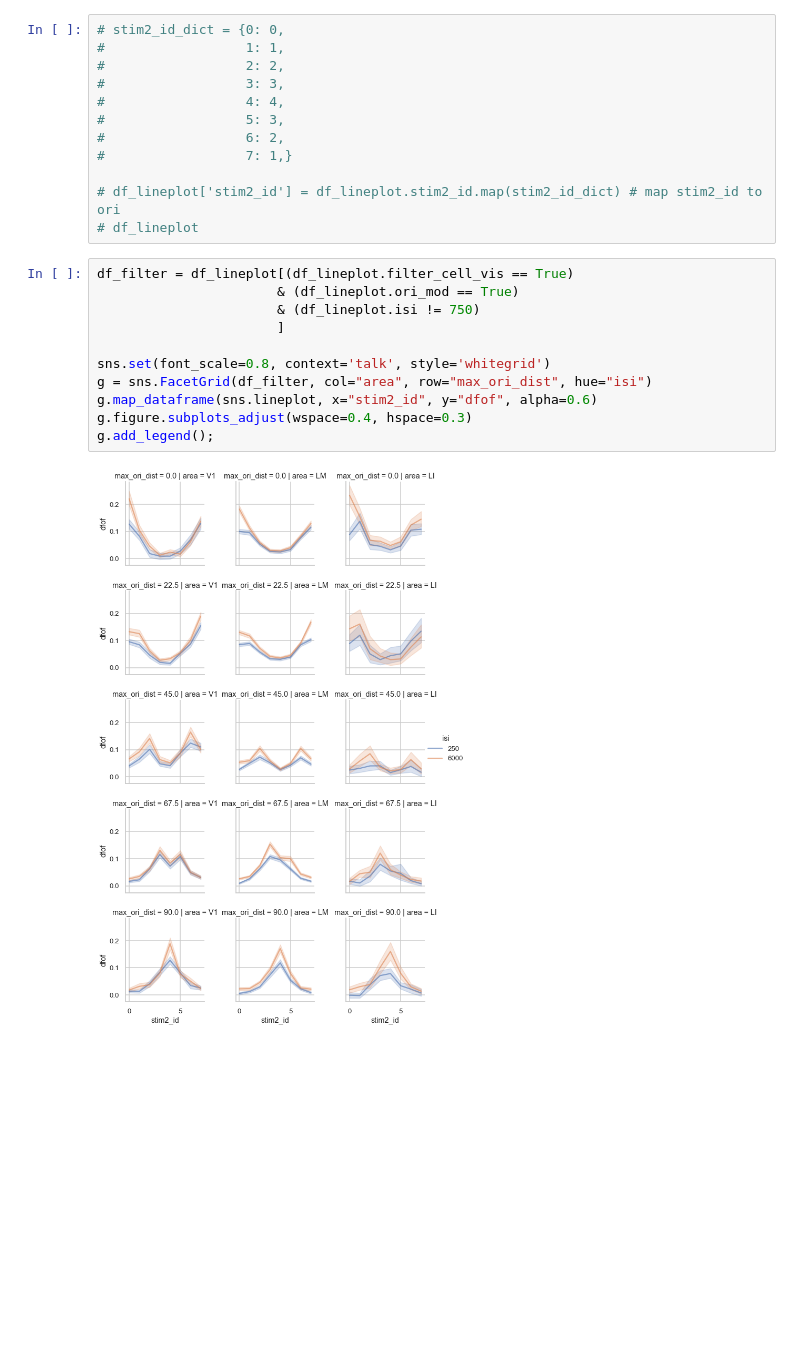
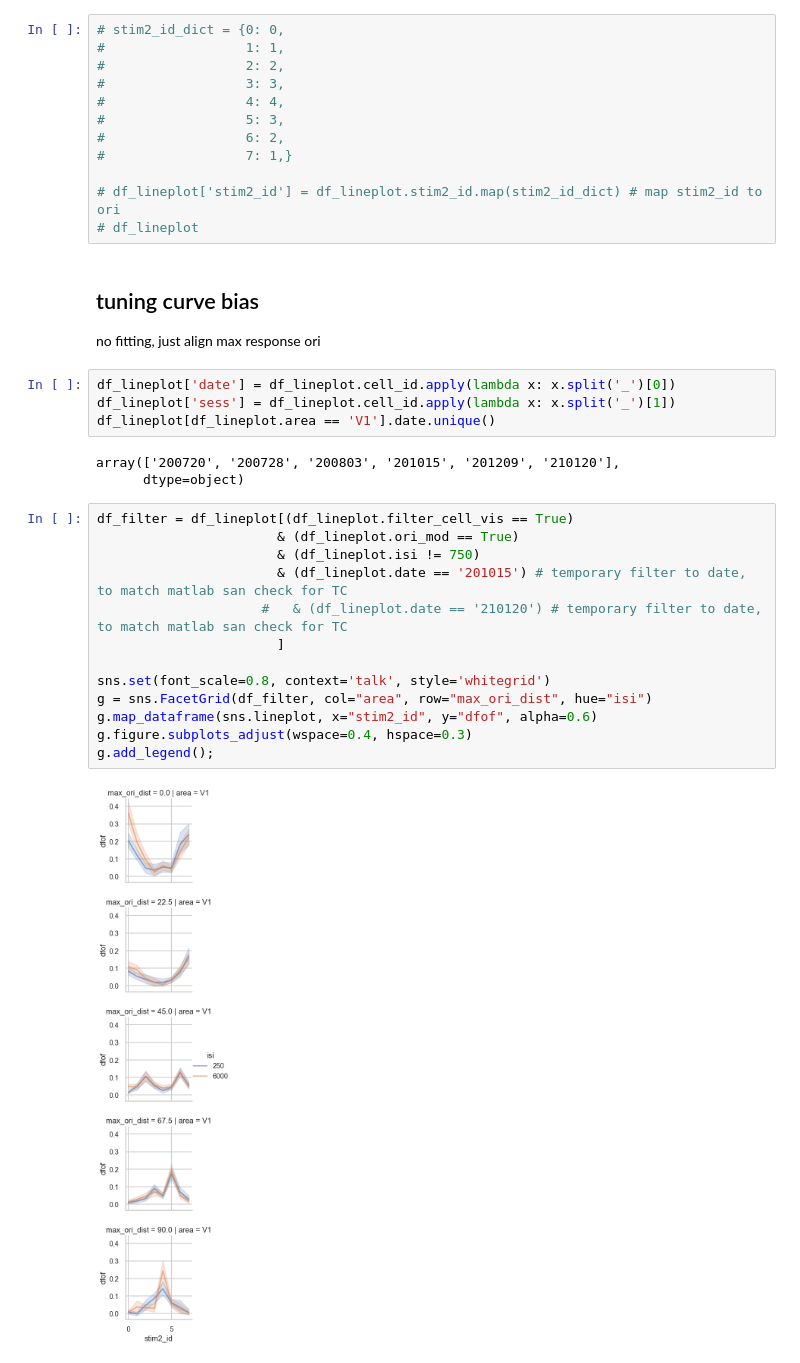
Before and after one commit to lanluo9/inter, a Jupyter notebook: scripts/ipynb/tuning_bias.ipynb, the cells around one changed output. Drawn from its saved outputs; the diff is of its cells as text; blank space fills up the shorter version.

Commit message:
san check stim2=90 timecourse

```diff
--- a/scripts/ipynb/tuning_bias.ipynb
+++ b/scripts/ipynb/tuning_bias.ipynb
@@ -1391,19 +1409,31 @@ df_lineplot
 
 # df_lineplot['stim2_id'] = df_lineplot.stim2_id.map(stim2_id_dict) # map stim2_id to ori
 # df_lineplot
+# %% [markdown]
+## tuning curve bias
+no fitting, just align max response ori
+# %%
+df_lineplot['date'] = df_lineplot.cell_id.apply(lambda x: x.split('_')[0])
+df_lineplot['sess'] = df_lineplot.cell_id.apply(lambda x: x.split('_')[1])
+df_lineplot[df_lineplot.area == 'V1'].date.unique()
+# %% [output]
+array(['200720', '200728', '200803', '201015', '201209', '210120'],
+      dtype=object)
 # %%
 df_filter = df_lineplot[(df_lineplot.filter_cell_vis == True)
                        & (df_lineplot.ori_mod == True)
                        & (df_lineplot.isi != 750)
+                       & (df_lineplot.date == '201015') # temporary filter to date, to match matlab san check for TC
+                     #   & (df_lineplot.date == '210120') # temporary filter to date, to match matlab san check for TC
                        ]
 
 sns.set(font_scale=0.8, context='talk', style='whitegrid')
 g = sns.FacetGrid(df_filter, col="area", row="max_ori_dist", hue="isi")
 g.map_dataframe(sns.lineplot, x="stim2_id", y="dfof", alpha=0.6)
 g.figure.subplots_adjust(wspace=0.4, hspace=0.3)
 g.add_legend();
 # %% [output]
-[figure, old version]
+[figure, new version]
 # %%
 sns.set(font_scale=0.8, context='talk', style='whitegrid')
 g = sns.FacetGrid(df_filter, col="area", row="max_ori", hue="isi")
```
Also changed, not shown: parts of 7 cells of this notebook, 4 other files.
